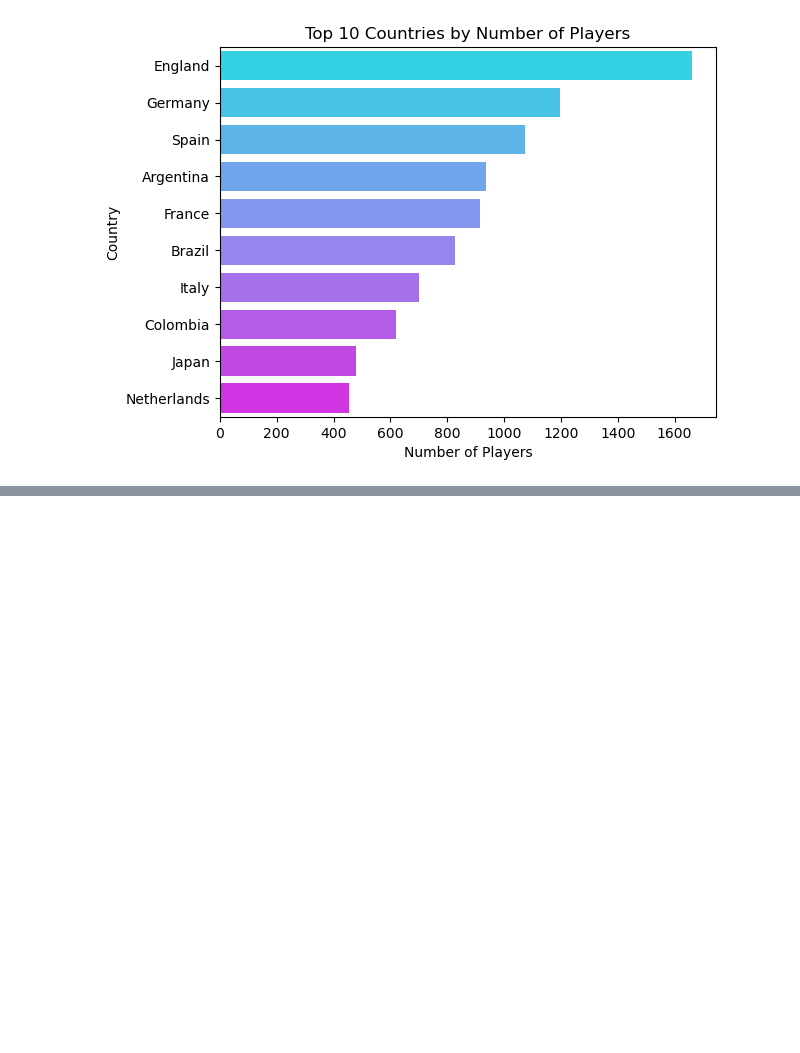
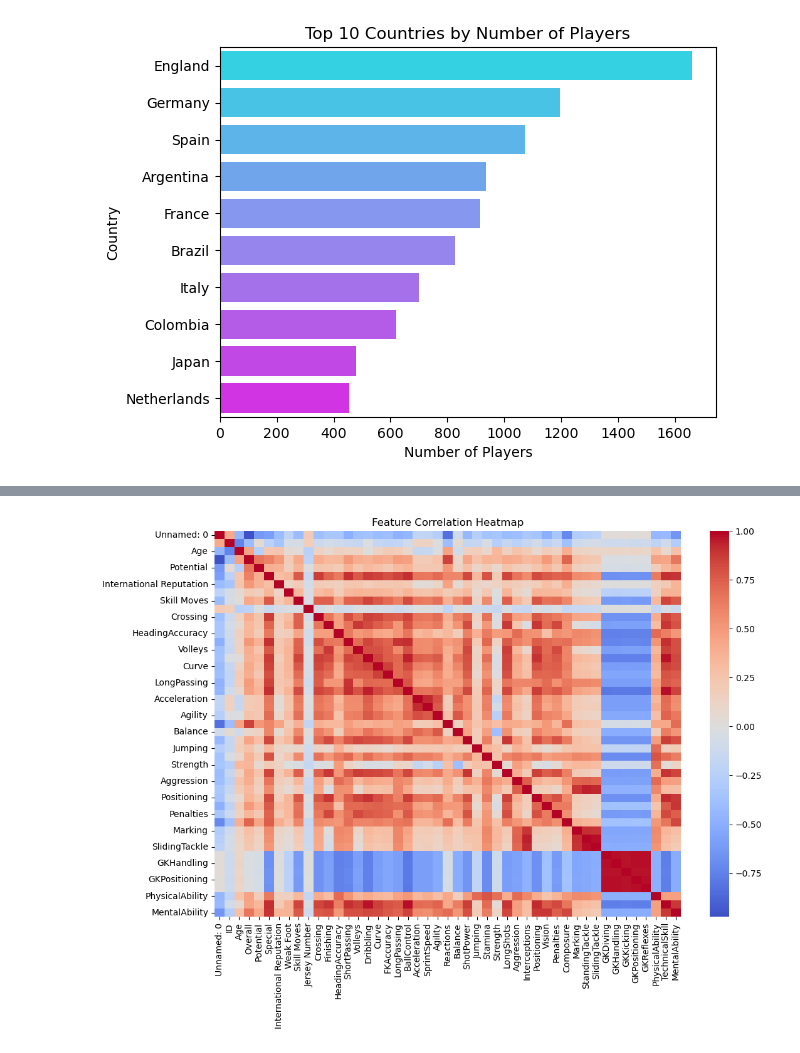
Before and after one commit to SheisAddiee/NLP_Lab_Group7, a Jupyter notebook: notebooks/K-Means with confusion matrix.ipynb, the cells around one changed output, grey strips where cells are left out. Saved outputs shown, nothing was run; the diff lists cells and outputs as text; code cells hidden in the pictures; blank space fills up the shorter version.

```diff
--- a/notebooks/K-Means with confusion matrix.ipynb
+++ b/notebooks/K-Means with confusion matrix.ipynb
@@ -335,0 +346,3 @@ plt.show()
+# %%
+# Importing the Dataset
+df= pd.read_csv("kl.csv", encoding='ISO-8859-1')
@@ -335,0 +500,5 @@ plt.show()
+# %%
+# Create new features
+df['PhysicalAbility'] = df[['Strength', 'Stamina', 'Jumping']].mean(axis=1)
+df['TechnicalSkill'] = df[['BallControl', 'Dribbling', 'ShortPassing', 'Finishing']].mean(axis=1)
+df['MentalAbility'] = df[['Vision', 'Composure', 'Reactions', 'Positioning']].mean(axis=1)
@@ -335,0 +525,14 @@ plt.show()
+# %%
+# Correlation heatmap
+corr = df.corr(numeric_only=True)
+plt.figure(figsize=(12, 8))
+sns.heatmap(corr, cmap='coolwarm', center=0)
+plt.title("Feature Correlation Heatmap")
+plt.show()
+
+# Drop highly correlated features (r > 0.9)
+upper = corr.where(np.triu(np.ones(corr.shape), k=1).astype(bool))
+to_drop = [column for column in upper.columns if any(upper[column] > 0.9)]
+df.drop(columns=to_drop, inplace=True)
+# %% [output]
+[figure, added]
```
Also changed, not shown: parts of 29 cells of this notebook, 1 other file.
